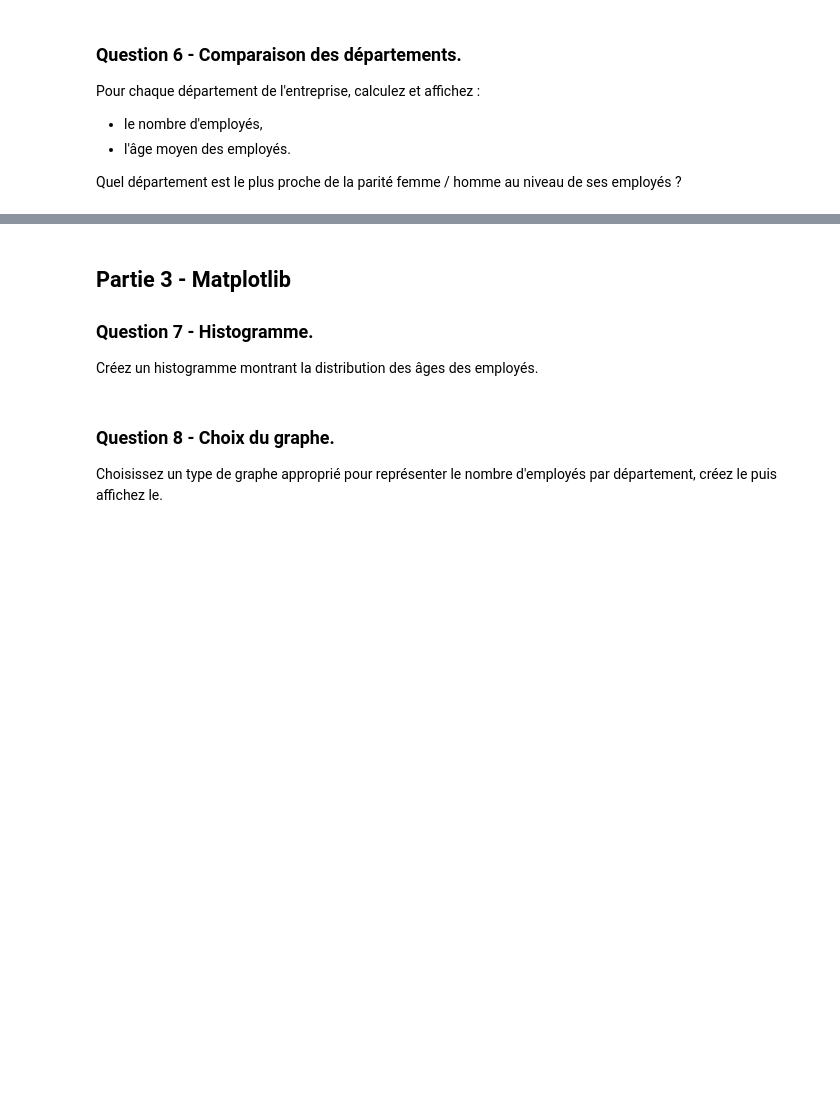
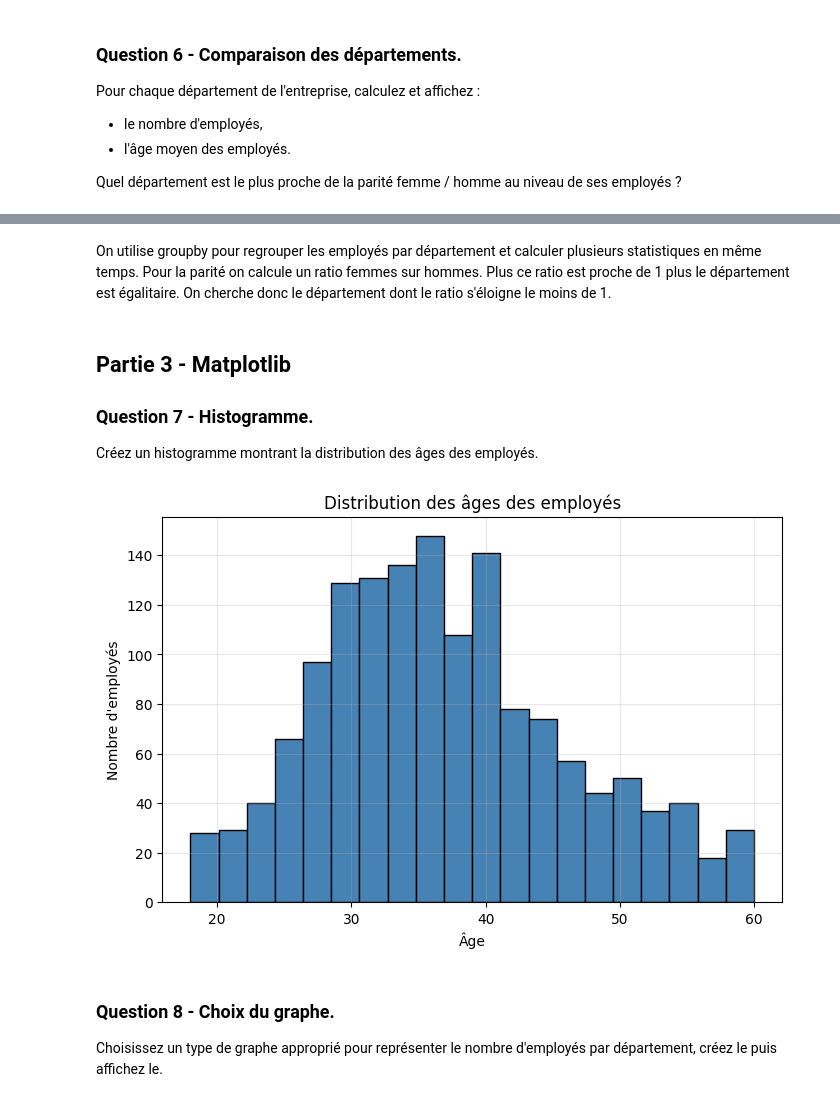
Before and after one commit to benayedyassine/python-data-science-epf-2026, a Jupyter notebook: project/MSBSI2IN09_Python_TP_final.ipynb, the cells around one changed output, grey strips where cells are left out. Saved outputs shown, nothing was run; the diff lists cells and outputs as text; code cells hidden in the pictures; blank space fills up the shorter version.

```diff
--- a/project/MSBSI2IN09_Python_TP_final.ipynb
+++ b/project/MSBSI2IN09_Python_TP_final.ipynb
@@ -14,0 +35,21 @@ Chargez les datasets et affichez-en les premières lignes : qu'est-ce que ces da
+# %%
+import numpy as np
+import pandas as pd
+import matplotlib.pyplot as plt
+import seaborn as sns
+
+# Chargement 4 datasets
+employees = pd.read_csv("Datasets/employees.csv")
+compensation = pd.read_csv("Datasets/compensation.csv")
+employment = pd.read_csv("Datasets/employment.csv")
+performance = pd.read_csv("Datasets/performance.csv")
+
+# Affichage premières lignes
+print("=== employees ===")
+display(employees.head())
+print("=== compensation ===")
+display(compensation.head())
+print("=== employment ===")
+display(employment.head())
+print("=== performance ===")
+display(performance.head())
@@ -46,3 +187,15 @@ Ajoutez au dataframe une colonne `AgeGroup` qui vaut :
 - `Senior` sinon
 
 Puis affichez à nouveau le début du dataframe.
+# %%
+# 20 premiers employés de plus de 50 ans
+print("=== Employés de plus de 50 ans (20 premiers) ===")
+display(employees[employees["Age"] > 50].head(20))
+
+# 20 employés du département Sales
+print("=== 20 employés du département Sales ===")
+display(employees[employees["Department"] == "Sales"].head(20))
+
+# Ajout de la colonne AgeGroup
+employees["AgeGroup"] = employees["Age"].apply(lambda x: "Junior" if x < 30 else "Senior")
+display(employees.head())
@@ -58,9 +285,21 @@ Quel département est le plus proche de la parité femme / homme au niveau de se
+# %% [markdown]
+On utilise groupby pour regrouper les employés par département et calculer plusieurs statistiques en même temps. Pour la parité on calcule un ratio femmes sur hommes. Plus ce ratio est proche de 1 plus le département est égalitaire. On cherche donc le département dont le ratio s'éloigne le moins de 1.
 # %% [markdown]
 ## Partie 3 - Matplotlib
 
 ### Question 7 - Histogramme.
 
 Créez un histogramme montrant la distribution des âges des employés.
+# %%
+plt.figure(figsize=(8, 5))
+plt.hist(employees["Age"], bins=20, color="steelblue", edgecolor="black")
+plt.title("Distribution des âges des employés")
+plt.xlabel("Âge")
+plt.ylabel("Nombre d'employés")
+plt.grid(True, alpha=0.3)
+plt.show()
+# %% [output]
+[figure, added]
 # %% [markdown]
 ### Question 8 - Choix du graphe.
 
```
Also changed, not shown: parts of 32 cells of this notebook, 1 other file.
